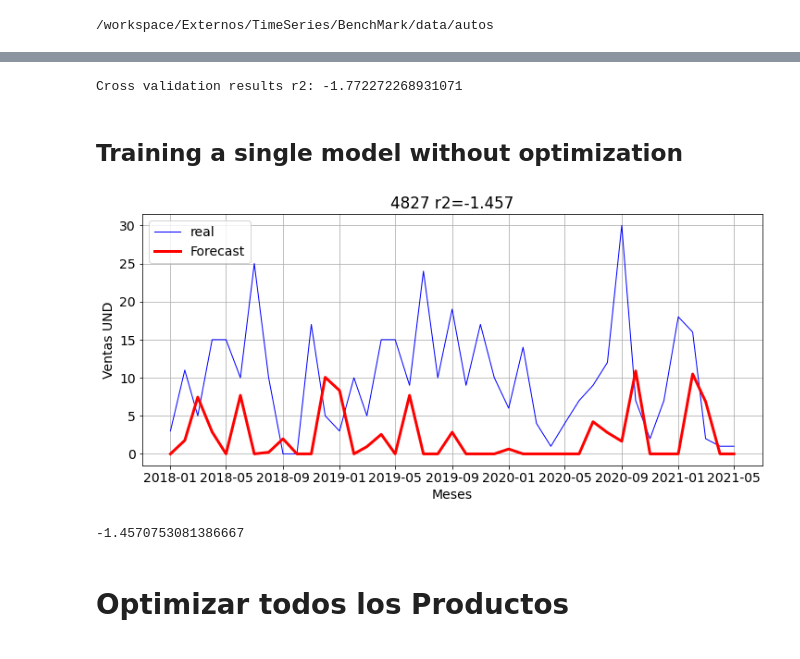
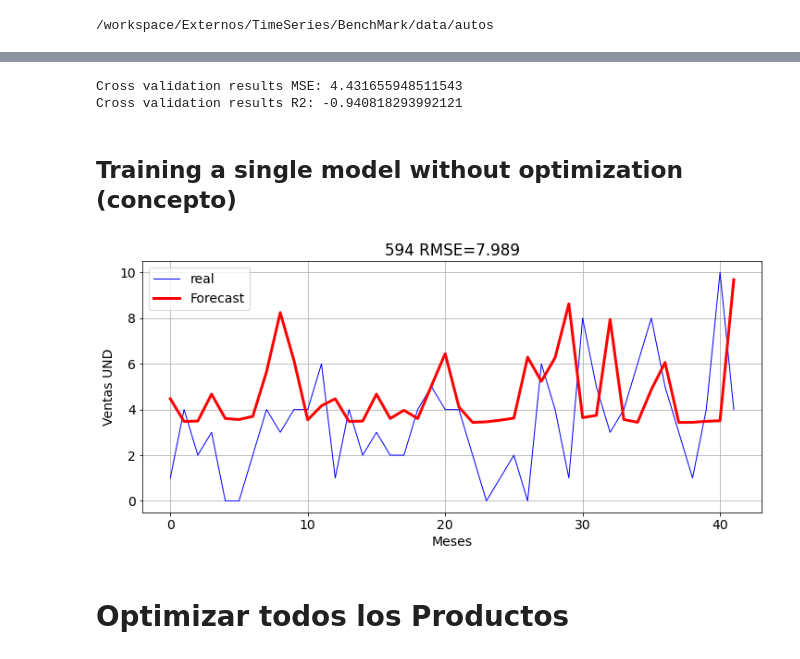
Before and after one commit to DavidCastilloAlvarado/timeseries_optimization, a Jupyter notebook: study_autos/models/DL/DL.ipynb, the cells around one changed output, grey strips where cells are left out. Cells and saved outputs as stored; diff of their text form; code cells hidden in the pictures.

```diff
--- a/study_autos/models/DL/DL.ipynb
+++ b/study_autos/models/DL/DL.ipynb
@@ -99,3 +91,4 @@ data.tail(10).style.set_properties(['Targets'], **{'background-color': 'green'})
 # %%
-forecasting = ForecastinModel((X.iloc[0].shape[0],1), dbsource='autos')
+_ = ForecastinModel((X.iloc[0].shape[0],1), )
+forecasting = ForecastinModel((X.iloc[0].shape[0],1), n_epochs=10, summary=False, )
 # %% [output]
@@ -130,24 +118,26 @@ Trainable params: 15
 Non-trainable params: 0
 __________________________________________________________________________________________________
-# %%
-scores = cross_val_score_dl(ForecastinModel, X, y, cv=3, epochs=100, scoring='r2')
-print(f"Cross validation results r2: {scores.mean()} ")
-# %% [output]
-Cross validation results r2: -1.772272268931071
+# %%
+mse, r2_ = cross_val_score_dl(forecasting, X, y, test_size=.1,)
+print(f"Cross validation results MSE: {mse} ")
+print(f"Cross validation results R2: {r2_} ")
+# %% [output]
+Cross validation results MSE: 4.431655948511543
+Cross validation results R2: -0.940818293992121
 # %% [markdown]
-## Training a single model without optimization
+## Training a single model without optimization (concepto)
 # %%
-X_train, X_test, y_train, y_test = train_test_split(X, y, test_size=0.3, shuffle=True)
-forecasting = ForecastinModel((X.iloc[0].shape[0],1), dbsource='autos', summary=False)
-forecasting.train_model(X_train, y_train, X_test,  y_test, epochs=200, batch_size=32, workers=4, verbose= 0, callback=True, logs=True)
+X_train, X_test, y_train, y_test = train_test_split(X, y, test_size=0.1, shuffle=True)
+forecasting = ForecastinModel((X.iloc[0].shape[0],1),summary=False)
+forecasting.train_model(X_train, y_train, X_test,  y_test, epochs=200, batch_size=32, workers=4, verbose= 0, callback=True, logs=True, checkpoint=True)
 
 y_fit = pd.DataFrame(forecasting.model.predict(X), index=X.index, columns=y.columns)
 #y_pred = pd.DataFrame(model.predict(X_test), index=X_test.index, columns=y.columns)
-# %%
-show_results_r2(df_time, y_fit, idArticulo)
-# %% [output]
-[figure, removed]
--1.4570753081386667
+# %%
+mse_scl = scaler.inverse_transform([[np.sqrt(mse)]])[0][0]
+show_results_r2(scaler.inverse_transform(y), scaler.inverse_transform(y_fit),idArticulo, score=mse_scl, score_name='RMSE' )
+# %% [output]
+[figure, added]
 # %% [markdown]
 # Optimizar todos los Productos
 # %%
```
Also changed, not shown: parts of 12 cells of this notebook, 23 other files.
